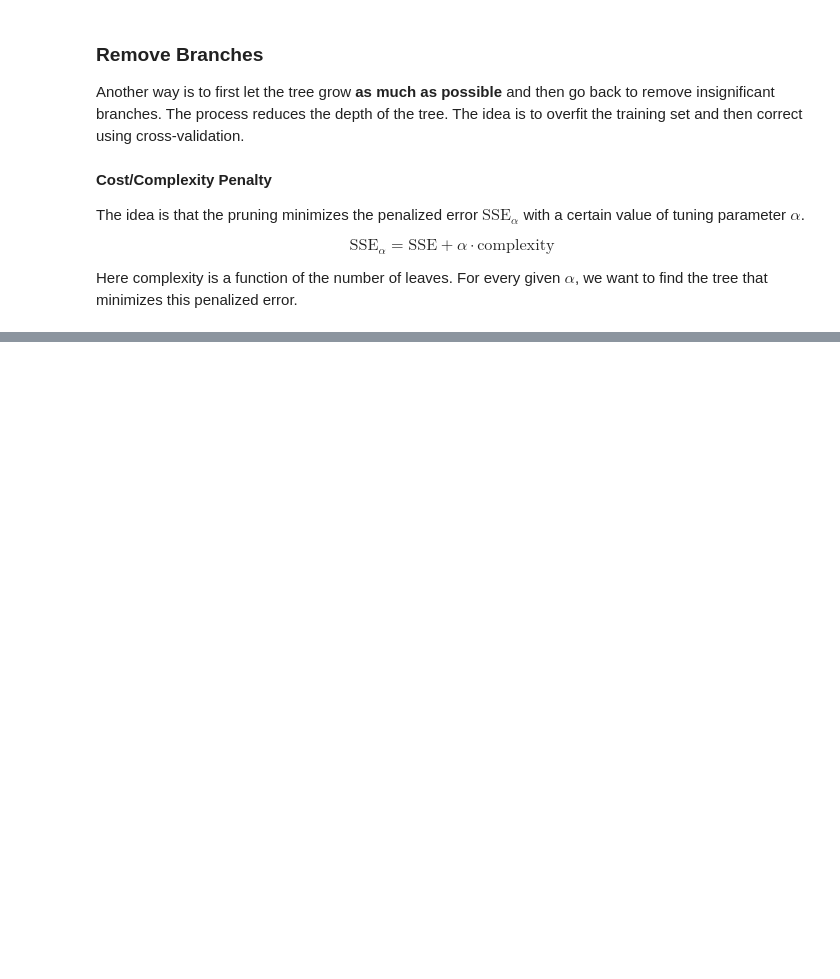
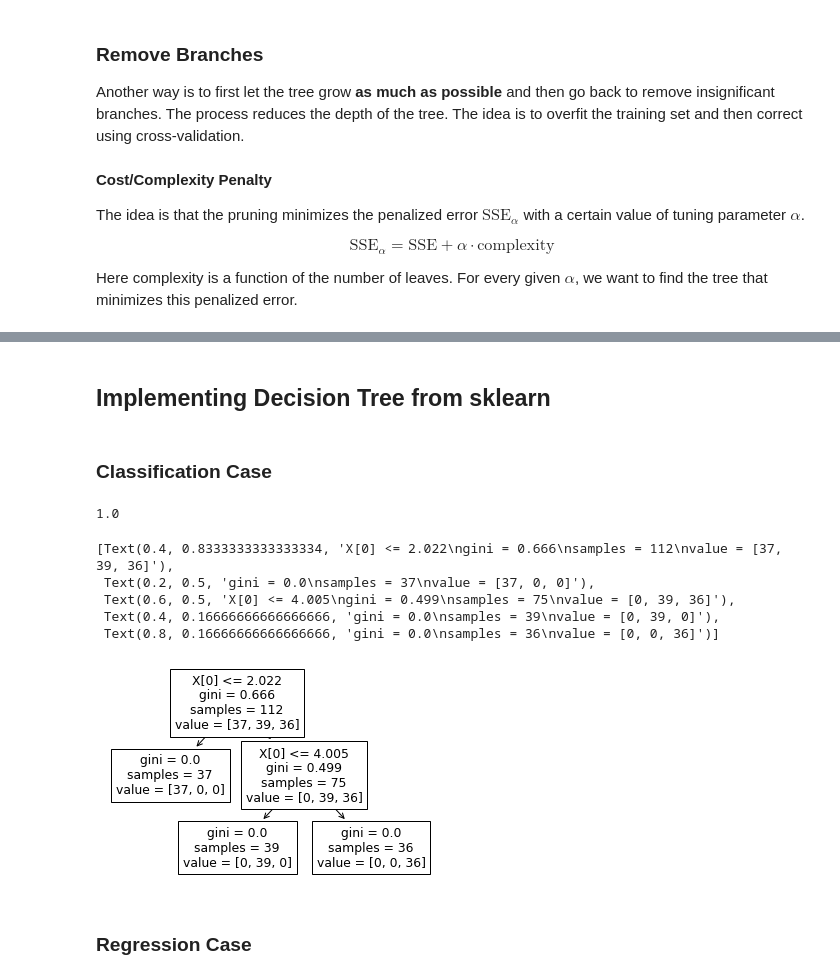
Before and after one commit to Followb1ind1y/Machine-Learning-Algorithms-from-Scratch, a Jupyter notebook: ML_Algorithms_Decision_Tree.ipynb, the cells around one changed output, grey strips where cells are left out. Drawn from its saved outputs; the diff is of its cells as text; code cells hidden in the pictures; blank space fills up the shorter version.

```diff
--- a/ML_Algorithms_Decision_Tree.ipynb
+++ b/ML_Algorithms_Decision_Tree.ipynb
@@ -89,0 +137,2 @@ Here complexity is a function of the number of leaves. For every given $\alpha$,
+# %%
+x_train, x_test, y_train, y_test = train_test_split(x, y)
@@ -89,0 +141,11 @@ Here complexity is a function of the number of leaves. For every given $\alpha$,
+# %%
+class Node:
+    def __init__(self, gini_index, samples, samples_in_classes, predicted_class):
+        self.gini_index = gini_index
+        self.samples = samples
+        self.samples_in_classes = samples_in_classes
+        self.predicted_class = predicted_class
+        self.feature_index = 0
+        self.threshold = 0
+        self.left = None
+        self.right = None
@@ -89,0 +228,3 @@ Here complexity is a function of the number of leaves. For every given $\alpha$,
+# %%
+decision_tree = DecisionTree(max_depth=3)
+decision_tree.fit(x_train, y_train)
@@ -89,0 +252,4 @@ Here complexity is a function of the number of leaves. For every given $\alpha$,
+# %% [markdown]
+## **Implementing Decision Tree from sklearn**
+# %% [markdown]
+### **Classification Case**
@@ -89,0 +259,19 @@ Here complexity is a function of the number of leaves. For every given $\alpha$,
+# %%
+clf = tree.DecisionTreeClassifier()
+clf = clf.fit(x_train, y_train)
+y_pred = clf.predict(x_test)
+accuracy = metrics.accuracy_score(y_test, y_pred)
+accuracy
+# %% [output]
+1.0
+# %%
+tree.plot_tree(clf)
+# %% [output]
+[Text(0.4, 0.8333333333333334, 'X[0] <= 2.022\ngini = 0.666\nsamples = 112\nvalue = [37, 39, 36]'),
+ Text(0.2, 0.5, 'gini = 0.0\nsamples = 37\nvalue = [37, 0, 0]'),
+ Text(0.6, 0.5, 'X[0] <= 4.005\ngini = 0.499\nsamples = 75\nvalue = [0, 39, 36]'),
+ Text(0.4, 0.16666666666666666, 'gini = 0.0\nsamples = 39\nvalue = [0, 39, 0]'),
+ Text(0.8, 0.16666666666666666, 'gini = 0.0\nsamples = 36\nvalue = [0, 0, 36]')]
+[figure, added]
+# %% [markdown]
+### **Regression Case**
```
Also changed, not shown: parts of 17 cells of this notebook.
